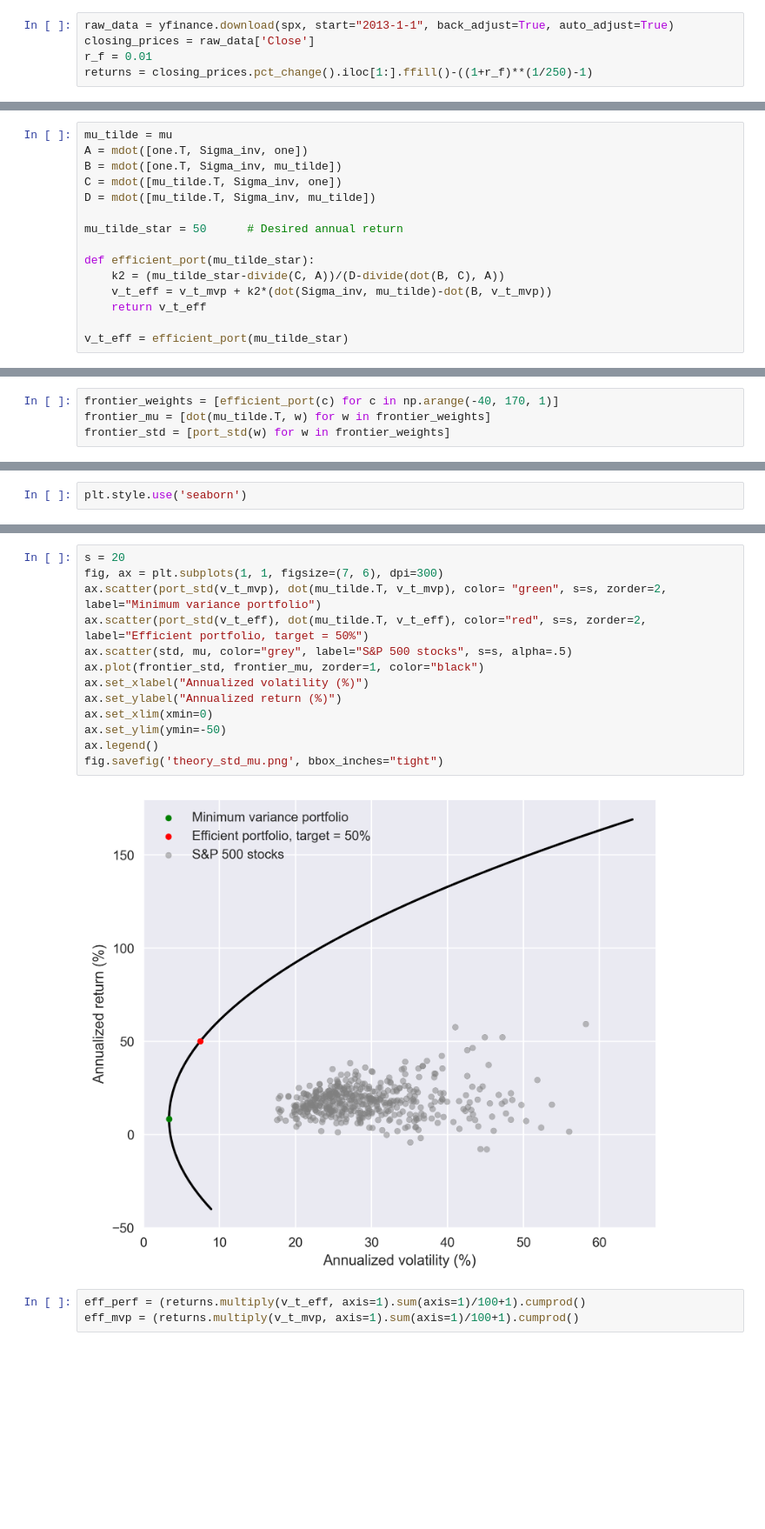
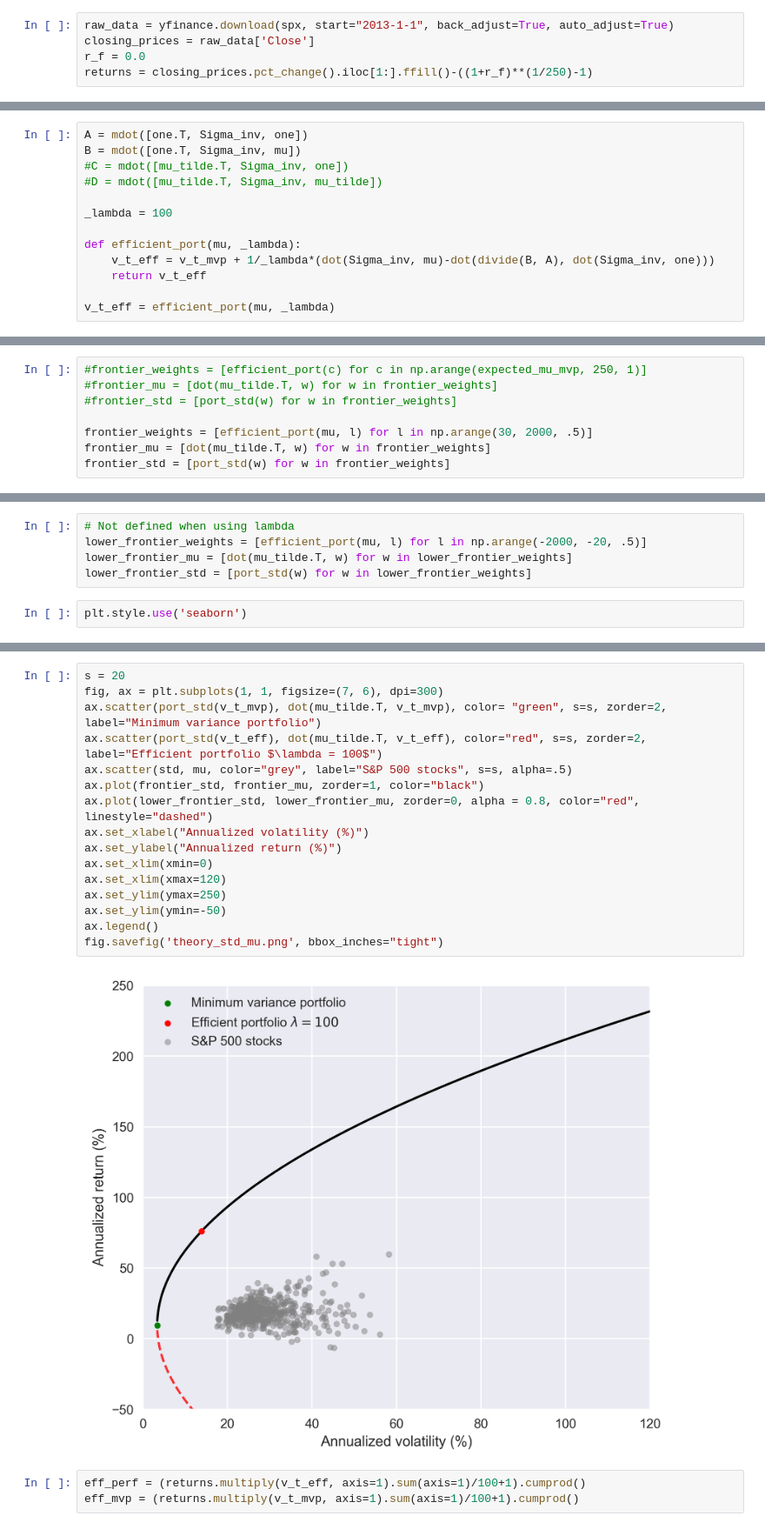
Before and after one commit to neriksen/thesis, a Jupyter notebook: efficient_frontier/efficient_frontier.ipynb, the cells around one changed output, grey strips where cells are left out. Shown at 87% size. Cells and saved outputs as stored; diff of their text form; blank space fills up the shorter version.

```diff
--- a/efficient_frontier/efficient_frontier.ipynb
+++ b/efficient_frontier/efficient_frontier.ipynb
@@ -19,7 +19,7 @@ spx = pd.read_csv('../data/spx.csv').stack().tolist()
 # %%
 raw_data = yfinance.download(spx, start="2013-1-1", back_adjust=True, auto_adjust=True)
 closing_prices = raw_data['Close']
-r_f = 0.01
+r_f = 0.0
 returns = closing_prices.pct_change().iloc[1:].ffill()-((1+r_f)**(1/250)-1)
 # %% [output]
 [*********************100%***********************]  504 of 504 completed
@@ -66,18 +68,16 @@ res = quadprog.solve_qp(G=Sigma, a = np.zeros(len(Sigma_inv)), C = np.ones((len(
 # %%
-mu_tilde = mu
 A = mdot([one.T, Sigma_inv, one])
-B = mdot([one.T, Sigma_inv, mu_tilde])
-C = mdot([mu_tilde.T, Sigma_inv, one])
-D = mdot([mu_tilde.T, Sigma_inv, mu_tilde])
+B = mdot([one.T, Sigma_inv, mu])
+#C = mdot([mu_tilde.T, Sigma_inv, one])
+#D = mdot([mu_tilde.T, Sigma_inv, mu_tilde])
 
-mu_tilde_star = 50      # Desired annual return
+_lambda = 100
 
-def efficient_port(mu_tilde_star):
-    k2 = (mu_tilde_star-divide(C, A))/(D-divide(dot(B, C), A))
-    v_t_eff = v_t_mvp + k2*(dot(Sigma_inv, mu_tilde)-dot(B, v_t_mvp))
+def efficient_port(mu, _lambda):
+    v_t_eff = v_t_mvp + 1/_lambda*(dot(Sigma_inv, mu)-dot(divide(B, A), dot(Sigma_inv, one)))
     return v_t_eff
 
-v_t_eff = efficient_port(mu_tilde_star)
+v_t_eff = efficient_port(mu, _lambda)
 # %% [markdown]
 ### Applying the two mutual fund theorem
 # %%
@@ -87,4 +86,8 @@ def port_std(weights):
 # %%
-frontier_weights = [efficient_port(c) for c in np.arange(-40, 170, 1)]
+#frontier_weights = [efficient_port(c) for c in np.arange(expected_mu_mvp, 250, 1)]
+#frontier_mu = [dot(mu_tilde.T, w) for w in frontier_weights]
+#frontier_std = [port_std(w) for w in frontier_weights]
+
+frontier_weights = [efficient_port(mu, l) for l in np.arange(30, 2000, .5)]
 frontier_mu = [dot(mu_tilde.T, w) for w in frontier_weights]
 frontier_std = [port_std(w) for w in frontier_weights]
@@ -91,2 +96,7 @@ frontier_std = [port_std(w) for w in frontier_weights]
+# %%
+# Not defined when using lambda
+lower_frontier_weights = [efficient_port(mu, l) for l in np.arange(-2000, -20, .5)]
+lower_frontier_mu = [dot(mu_tilde.T, w) for w in lower_frontier_weights]
+lower_frontier_std = [port_std(w) for w in lower_frontier_weights]
 # %%
 plt.style.use('seaborn')
@@ -93,18 +121,21 @@ plt.style.use('seaborn')
 # %%
 s = 20
 fig, ax = plt.subplots(1, 1, figsize=(7, 6), dpi=300)
 ax.scatter(port_std(v_t_mvp), dot(mu_tilde.T, v_t_mvp), color= "green", s=s, zorder=2, label="Minimum variance portfolio")
-ax.scatter(port_std(v_t_eff), dot(mu_tilde.T, v_t_eff), color="red", s=s, zorder=2, label="Efficient portfolio, target = 50%")
+ax.scatter(port_std(v_t_eff), dot(mu_tilde.T, v_t_eff), color="red", s=s, zorder=2, label="Efficient portfolio $\lambda = 100$")
 ax.scatter(std, mu, color="grey", label="S&P 500 stocks", s=s, alpha=.5)
 ax.plot(frontier_std, frontier_mu, zorder=1, color="black")
+ax.plot(lower_frontier_std, lower_frontier_mu, zorder=0, alpha = 0.8, color="red", linestyle="dashed")
 ax.set_xlabel("Annualized volatility (%)")
 ax.set_ylabel("Annualized return (%)")
 ax.set_xlim(xmin=0)
+ax.set_xlim(xmax=120)
+ax.set_ylim(ymax=250)
 ax.set_ylim(ymin=-50)
 ax.legend()
 fig.savefig('theory_std_mu.png', bbox_inches="tight")
 # %% [output]
-[figure, old version]
+[figure, new version]
 # %%
 eff_perf = (returns.multiply(v_t_eff, axis=1).sum(axis=1)/100+1).cumprod()
 eff_mvp = (returns.multiply(v_t_mvp, axis=1).sum(axis=1)/100+1).cumprod()
```
Also changed, not shown: parts of 7 cells of this notebook, 10 other files.
